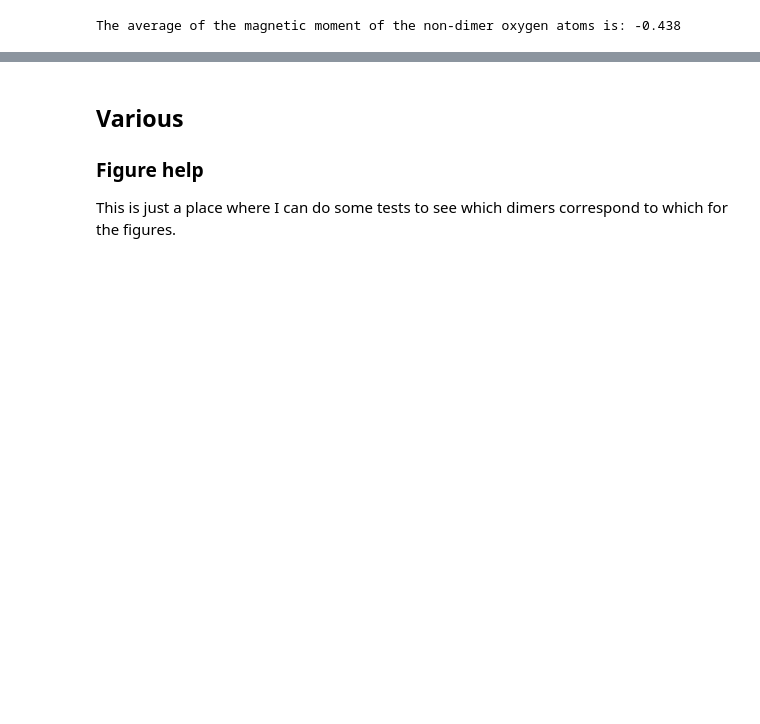
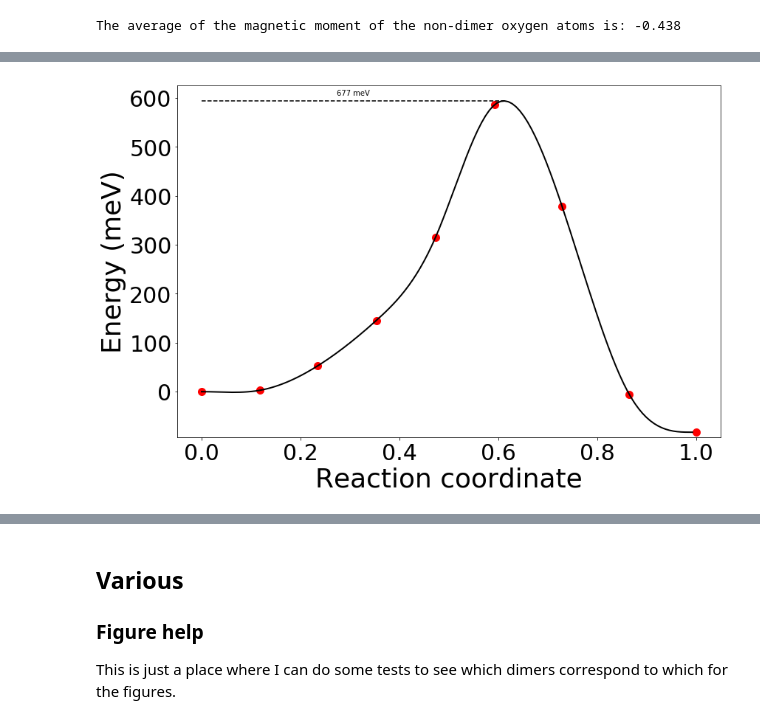
Before and after one commit to CaptainDasheng/jupyter, a Jupyter notebook: dimer_analysis/dimer_analysis.ipynb, the cells around one changed output, grey strips where cells are left out. Drawn from its saved outputs; the diff is of its cells as text; code cells hidden in the pictures; blank space fills up the shorter version.

```diff
--- a/dimer_analysis/dimer_analysis.ipynb
+++ b/dimer_analysis/dimer_analysis.ipynb
@@ -345,0 +377,7 @@ neb_48_92.get_plot().show()
+# %%
+neb_48_92 = NEBAnalysis.from_dir(
+    os.path.join(pybat_data_dir, "Li2MnO3/0.5/O1-1a/2x2x2/dftu_dimers/dimer_48_92_vtst/")
+)
+neb_48_92.get_plot().show()
+# %% [output]
+[figure, added]
```
Also changed, not shown: parts of 42 cells of this notebook, 1 other file.
